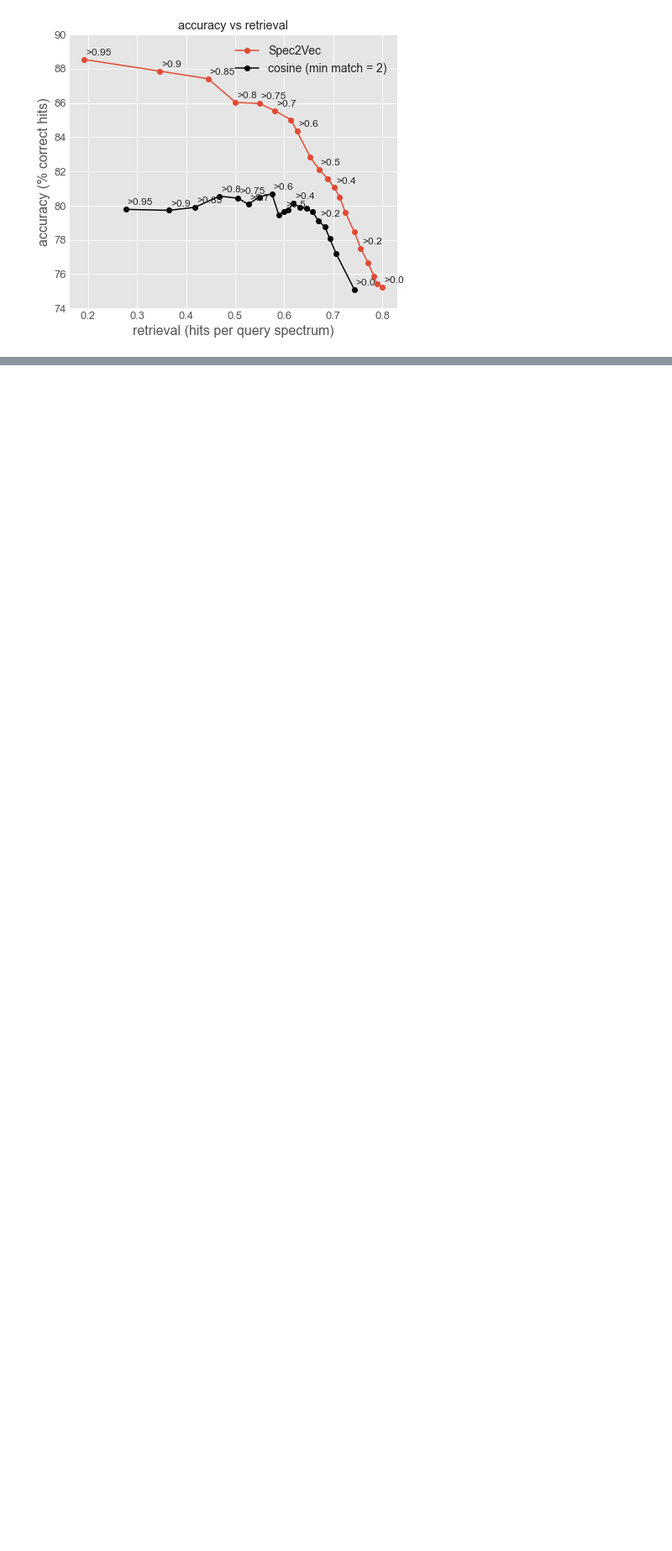
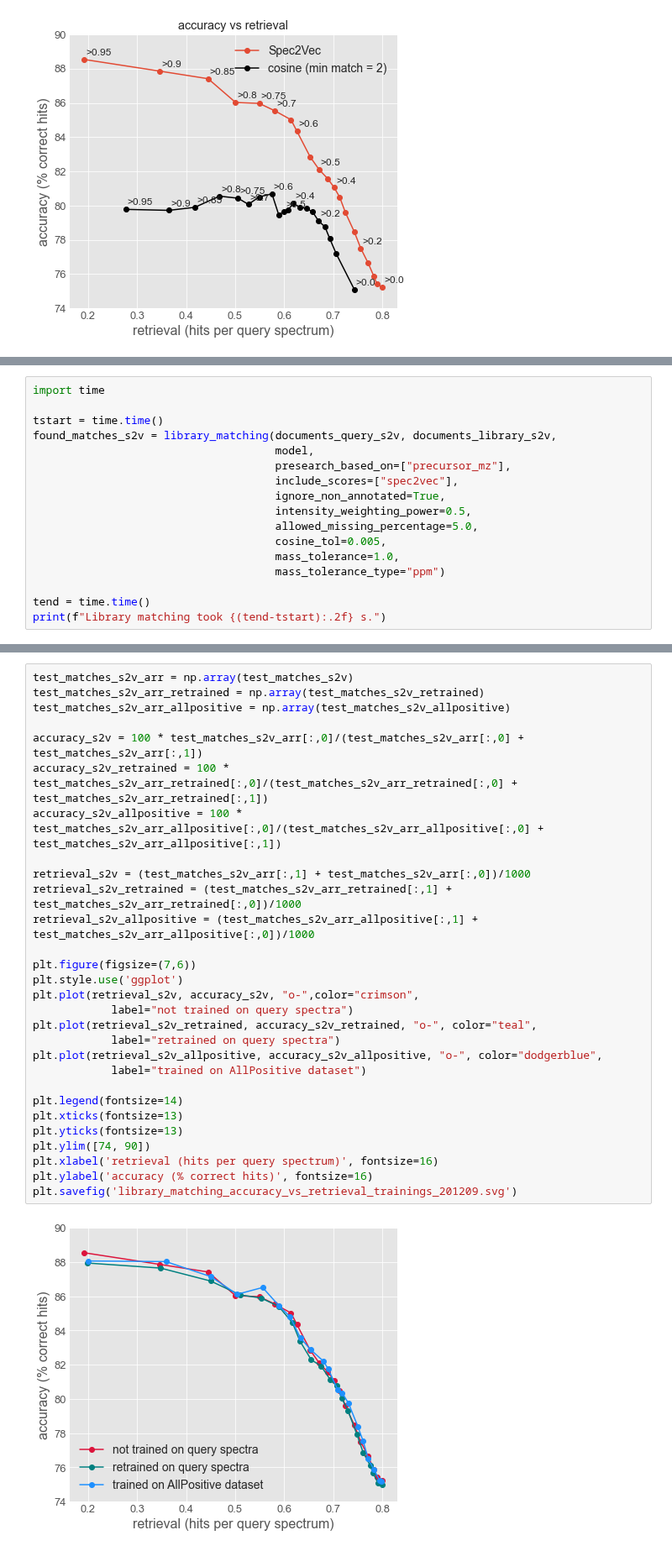
Before and after one commit to iomega/spec2vec_gnps_data_analysis, a Jupyter notebook: notebooks/iomega-8-library-matching-scenario1.ipynb, the cells around one changed output, grey strips where cells are left out. Shown at 84% size. Saved outputs shown, nothing was run; the diff lists cells and outputs as text; blank space fills up the shorter version.

```diff
--- a/notebooks/iomega-8-library-matching-scenario1.ipynb
+++ b/notebooks/iomega-8-library-matching-scenario1.ipynb
@@ -1022,0 +965,17 @@ plt.savefig('library_matching_accuracy_vs_retrieval_minmatch2_201125.svg')#pdf')
+# %%
+import time
+
+tstart = time.time()
+found_matches_s2v = library_matching(documents_query_s2v, documents_library_s2v,
+                                     model,
+                                     presearch_based_on=["precursor_mz"],
+                                     include_scores=["spec2vec"],
+                                     ignore_non_annotated=True,
+                                     intensity_weighting_power=0.5,
+                                     allowed_missing_percentage=5.0,
+                                     cosine_tol=0.005,
+                                     mass_tolerance=1.0,
+                                     mass_tolerance_type="ppm")
+
+tend = time.time()
+print(f"Library matching took {(tend-tstart):.2f} s.")
@@ -1022,0 +1037,31 @@ plt.savefig('library_matching_accuracy_vs_retrieval_minmatch2_201125.svg')#pdf')
+# %%
+test_matches_s2v_arr = np.array(test_matches_s2v)
+test_matches_s2v_arr_retrained = np.array(test_matches_s2v_retrained)
+test_matches_s2v_arr_allpositive = np.array(test_matches_s2v_allpositive)
+
+accuracy_s2v = 100 * test_matches_s2v_arr[:,0]/(test_matches_s2v_arr[:,0] + test_matches_s2v_arr[:,1])
+accuracy_s2v_retrained = 100 * test_matches_s2v_arr_retrained[:,0]/(test_matches_s2v_arr_retrained[:,0] + test_matches_s2v_arr_retrained[:,1])
+accuracy_s2v_allpositive = 100 * test_matches_s2v_arr_allpositive[:,0]/(test_matches_s2v_arr_allpositive[:,0] + test_matches_s2v_arr_allpositive[:,1])
+
+retrieval_s2v = (test_matches_s2v_arr[:,1] + test_matches_s2v_arr[:,0])/1000
+retrieval_s2v_retrained = (test_matches_s2v_arr_retrained[:,1] + test_matches_s2v_arr_retrained[:,0])/1000
+retrieval_s2v_allpositive = (test_matches_s2v_arr_allpositive[:,1] + test_matches_s2v_arr_allpositive[:,0])/1000
+
+plt.figure(figsize=(7,6))
+plt.style.use('ggplot')
+plt.plot(retrieval_s2v, accuracy_s2v, "o-",color="crimson",
+            label="not trained on query spectra")
+plt.plot(retrieval_s2v_retrained, accuracy_s2v_retrained, "o-", color="teal",
+            label="retrained on query spectra")
+plt.plot(retrieval_s2v_allpositive, accuracy_s2v_allpositive, "o-", color="dodgerblue",
+            label="trained on AllPositive dataset")
+
+plt.legend(fontsize=14)
+plt.xticks(fontsize=13)
+plt.yticks(fontsize=13)
+plt.ylim([74, 90])
+plt.xlabel('retrieval (hits per query spectrum)', fontsize=16)
+plt.ylabel('accuracy (% correct hits)', fontsize=16)
+plt.savefig('library_matching_accuracy_vs_retrieval_trainings_201209.svg')
+# %% [output]
+[figure, added]
```
Also changed, not shown: parts of 18 cells of this notebook, 3 other files.
